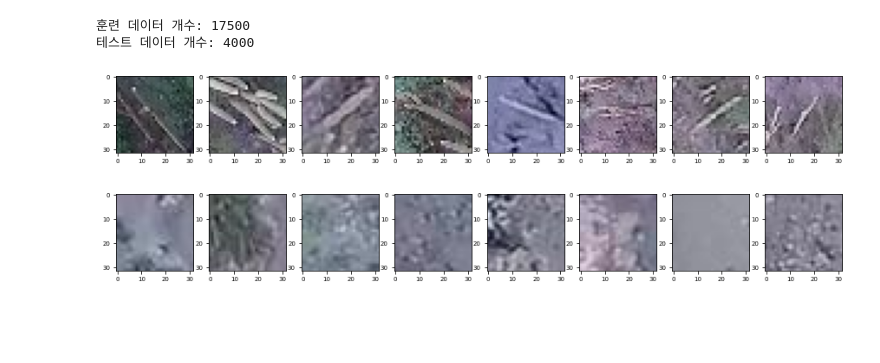
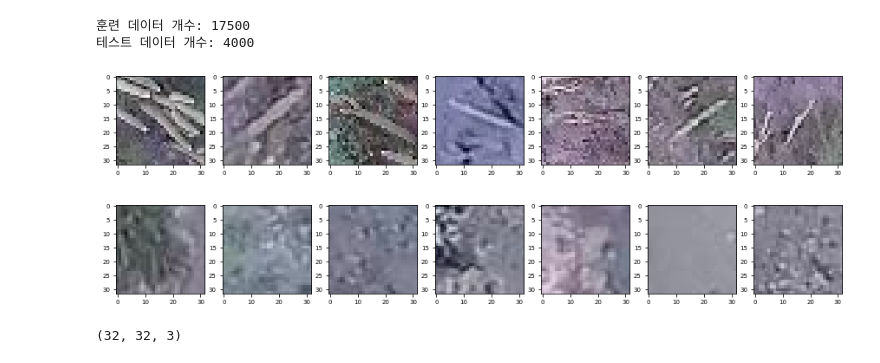
Before and after one commit to BaekKyunShin/Must-Have-Kaggle-Data-Science, a Jupyter notebook: ch7/aerial_cactus_identification_EDA.ipynb, the cells around one changed output. Saved outputs shown, nothing was run; the diff lists cells and outputs as text; code cells hidden in the pictures; blank space fills up the shorter version.

Commit message:
Change number of figures five to seven

```diff
--- a/ch7/aerial_cactus_identification_EDA.ipynb
+++ b/ch7/aerial_cactus_identification_EDA.ipynb
@@ -61,29 +61,33 @@ print(f"테스트 데이터 개수: {num_test}")
 # %%
 import cv2 # OpenCV 라이브러리
 
 mpl.rc('font', size=7)
-fig, axes = plt.subplots(1, 8, figsize=(15, 3))
+fig, axes = plt.subplots(1, 7, figsize=(15, 3))
 
-# 선인장을 포함하는 이미지 파일명 (마지막 8개) ---①
-last_five_has_cactus_img_name = labels[labels['has_cactus']==1]['id'][-8:]
+# 선인장을 포함하는 이미지 파일명 (마지막 7개) ---①
+last_has_cactus_img_name = labels[labels['has_cactus']==1]['id'][-7:]
 
 # 이미지 출력 ---②
-for idx, img_name in enumerate(last_five_has_cactus_img_name):
+for idx, img_name in enumerate(last_has_cactus_img_name):
     path = 'train/' + img_name # 이미지 파일 경로 ---③
     img = cv2.imread(path) # 이미지 파일 읽기 ---④
     axes[idx].imshow(img) # 이미지 출력 ---⑤
 # %% [output]
-[figure, old version]
+[figure, new version]
 # %%
-fig, axes = plt.subplots(1, 8, figsize=(15, 3))
+fig, axes = plt.subplots(1, 7, figsize=(15, 3))
 
-# 선인장을 포함하지 않는 이미지 파일명 (마지막 8개)
-last_five_hasnt_cactus_img_name = labels[labels['has_cactus']==0]['id'][-8:]
+# 선인장을 포함하지 않는 이미지 파일명 (마지막 7개)
+last_hasnt_cactus_img_name = labels[labels['has_cactus']==0]['id'][-7:]
 
 # 이미지 출력
-for idx, img_name in enumerate(last_five_hasnt_cactus_img_name):
+for idx, img_name in enumerate(last_hasnt_cactus_img_name):
     path = 'train/' + img_name # 이미지 파일 경로
     img = cv2.imread(path) # 이미지 파일 읽기
     axes[idx].imshow(img) # 이미지 출력
 # %% [output]
-[figure, old version]
+[figure, new version]
+# %%
+img.shape
+# %% [output]
+(32, 32, 3)
```
Also changed, not shown: parts of 1 cell of this notebook.
